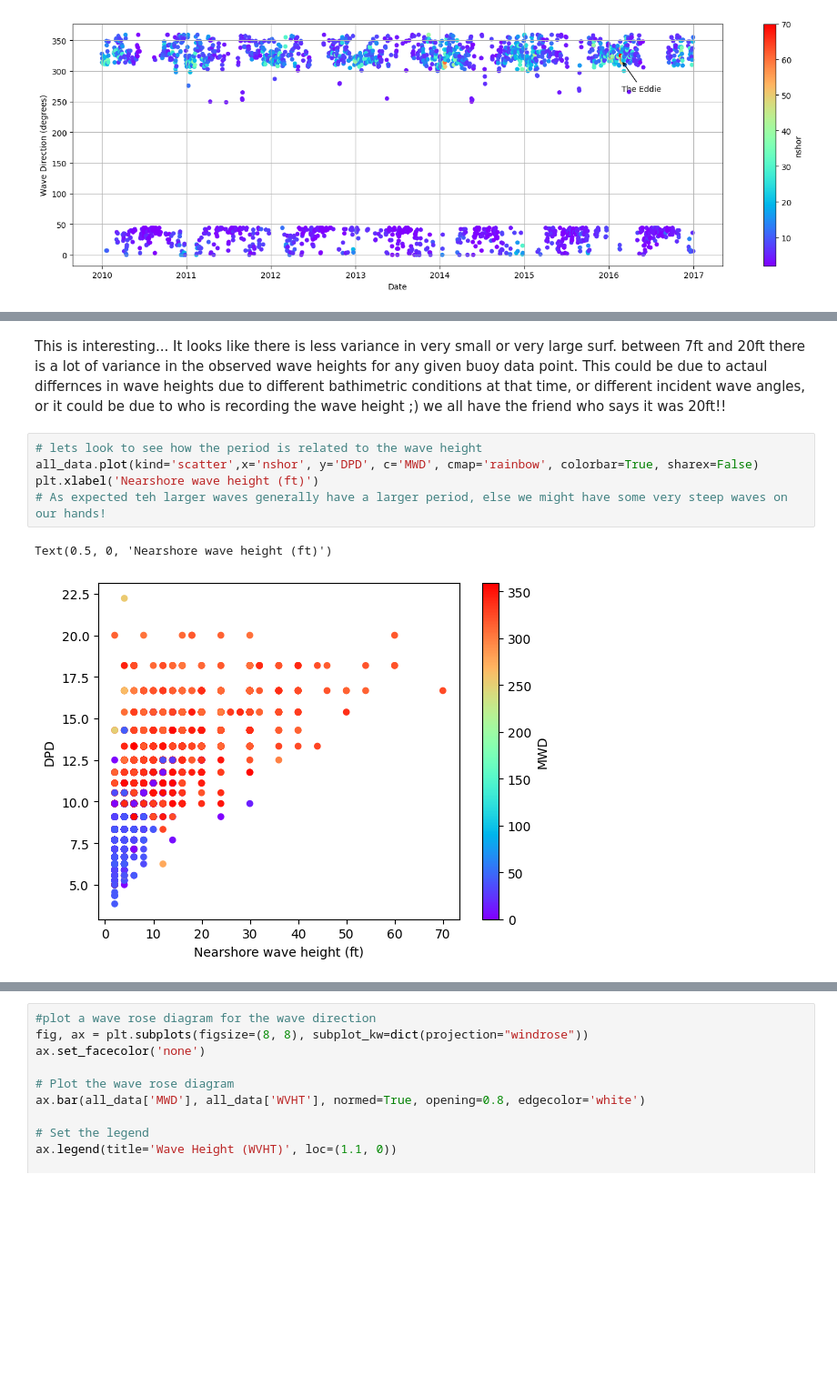
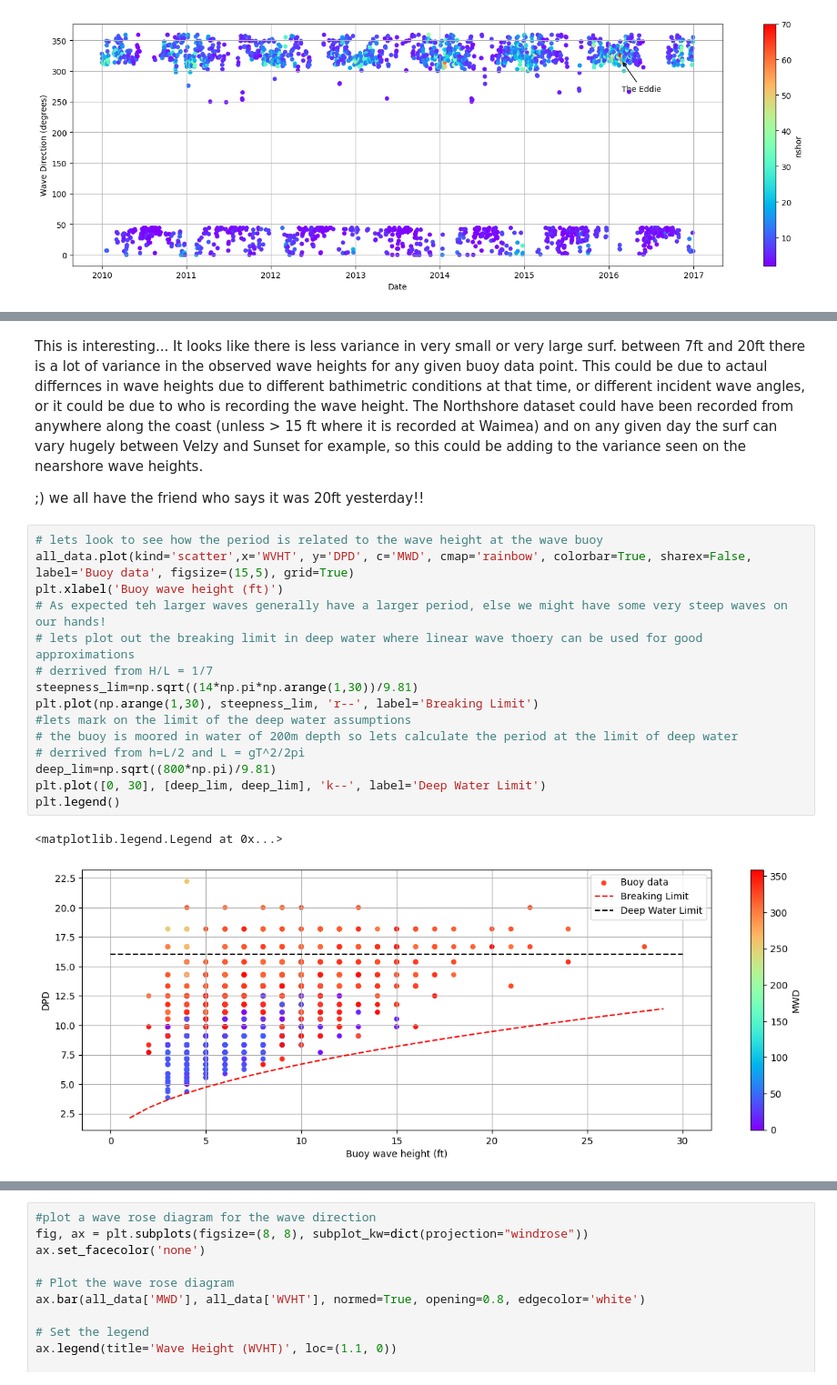
Before and after one commit to BenHowey/personal_projects, a Jupyter notebook: wavedata_analysis.ipynb, the cells around one changed output, grey strips where cells are left out. Shown at 91% size. Drawn from its saved outputs; the diff is of its cells as text; blank space fills up the shorter version.

Commit message:
added linear wave stuff

```diff
--- a/wavedata_analysis.ipynb
+++ b/wavedata_analysis.ipynb
@@ -201,12 +201,24 @@ plt.figure(figsize=(14, 6))
 [figure]
 <Figure size 1400x600 with 0 Axes>
 # %% [markdown]
-This is interesting... It looks like there is less variance in very small or very large surf.  between 7ft and 20ft there is a lot of variance in the observed wave heights for any given buoy data point.  This could be due to actaul differnces in wave heights due to different bathimetric conditions at that time, or different incident wave angles, or it could be due to who is recording the wave height ;) we all have the friend who says it was 20ft!!
+This is interesting... It looks like there is less variance in very small or very large surf.  between 7ft and 20ft there is a lot of variance in the observed wave heights for any given buoy data point.  This could be due to actaul differnces in wave heights due to different bathimetric conditions at that time, or different incident wave angles, or it could be due to who is recording the wave height.  The Northshore dataset could have been recorded from anywhere along the coast (unless > 15 ft where it is recorded at Waimea) and on any given day the surf can vary hugely between Velzy and Sunset for example, so this could be adding to the variance seen on the nearshore wave heights.
+
+;) we all have the friend who says it was 20ft yesterday!!
 # %%
-# lets look to see how the period is related to the wave height
-all_data.plot(kind='scatter',x='nshor', y='DPD', c='MWD', cmap='rainbow', colorbar=True, sharex=False)
-plt.xlabel('Nearshore wave height (ft)')
+# lets look to see how the period is related to the wave height at the wave buoy
+all_data.plot(kind='scatter',x='WVHT', y='DPD', c='MWD', cmap='rainbow', colorbar=True, sharex=False, label='Buoy data', figsize=(15,5), grid=True)
+plt.xlabel('Buoy wave height (ft)')
 # As expected teh larger waves generally have a larger period, else we might have some very steep waves on our hands!
+# lets plot out the breaking limit in deep water where linear wave thoery can be used for good approximations
+# derrived from H/L = 1/7
+steepness_lim=np.sqrt((14*np.pi*np.arange(1,30))/9.81)
+plt.plot(np.arange(1,30), steepness_lim, 'r--', label='Breaking Limit')
+#lets mark on the limit of the deep water assumptions
+# the buoy is moored in water of 200m depth so lets calculate the period at the limit of deep water
+# derrived from h=L/2 and L = gT^2/2pi
+deep_lim=np.sqrt((800*np.pi)/9.81)
+plt.plot([0, 30], [deep_lim, deep_lim], 'k--', label='Deep Water Limit')
+plt.legend()
 # %% [output]
-Text(0.5, 0, 'Nearshore wave height (ft)')
+<matplotlib.legend.Legend at 0x...>
-[figure, old version]
+[figure, new version]
```
Also changed, not shown: parts of 8 cells of this notebook.
